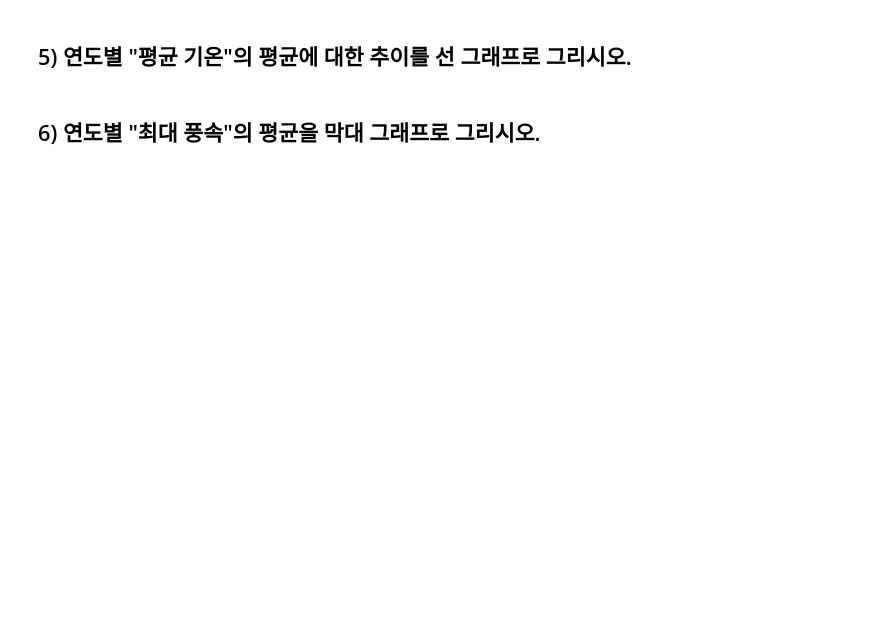
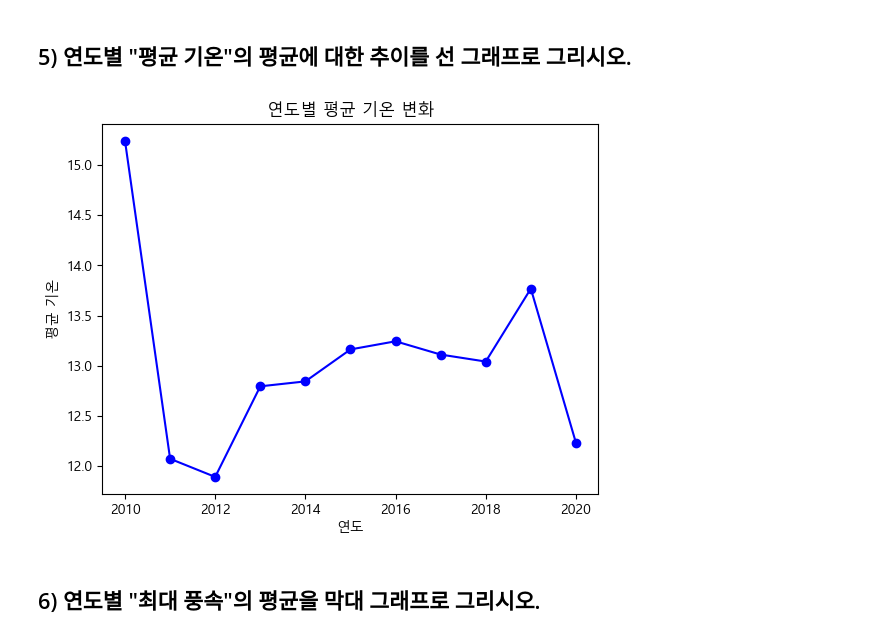
Before and after one commit to ytoaa/bigpython, a Jupyter notebook: time_series_class_5_7.ipynb, the cells around one changed output. Cells and saved outputs as stored; diff of their text form; code cells hidden in the pictures; blank space fills up the shorter version.

```diff
--- a/time_series_class_5_7.ipynb
+++ b/time_series_class_5_7.ipynb
@@ -193,2 +340,6 @@ axs[1].set_ylabel("freq")
 # %% [markdown]
 ## 2) 2015년 6월 6일의 "평균 기온"과 "풍속 정보"를 출력하시오
+# %%
+weather = pd.read_csv("weather.csv")
+print("2015년 6월 6일의 평균 기온:", weather.loc[(weather["일시"] == '2015-06-06'), '평균 기온'].values[0])
+print("2015년 6월 6일의 풍속 정보:", weather.loc[(weather["일시"] == '2015-06-06'), '평균 풍속'].values[0])
@@ -199,4 +375,18 @@ axs[1].set_ylabel("freq")
 # %% [markdown]
 ## 5) 연도별 "평균 기온"의 평균에 대한 추이를 선 그래프로 그리시오.
+# %%
+import matplotlib.pyplot as plt
+
+# 연도별 평균 기온 계산
+yearly_avg_temp = weather.groupby(weather['일시'].str.slice(0, 4))['평균 기온'].mean()
+
+# 그래프 그리기
+yearly_avg_temp.plot(kind='line', marker='o', color='b')
+plt.xlabel('연도')
+plt.ylabel('평균 기온')
+plt.title('연도별 평균 기온 변화')
+plt.show()
+# %% [output]
+[figure, added]
 # %% [markdown]
 ## 6) 연도별 "최대 풍속"의 평균을 막대 그래프로 그리시오.
```
Also changed, not shown: parts of 27 cells of this notebook, 1 other file.
